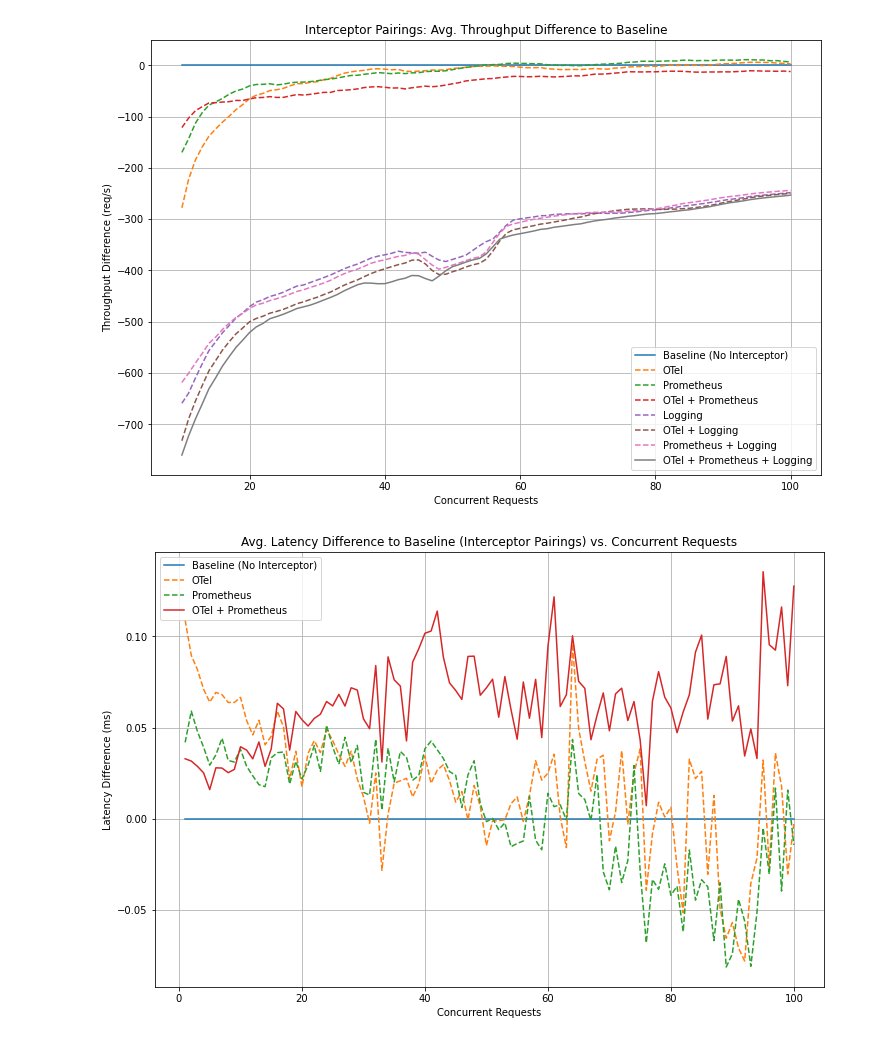
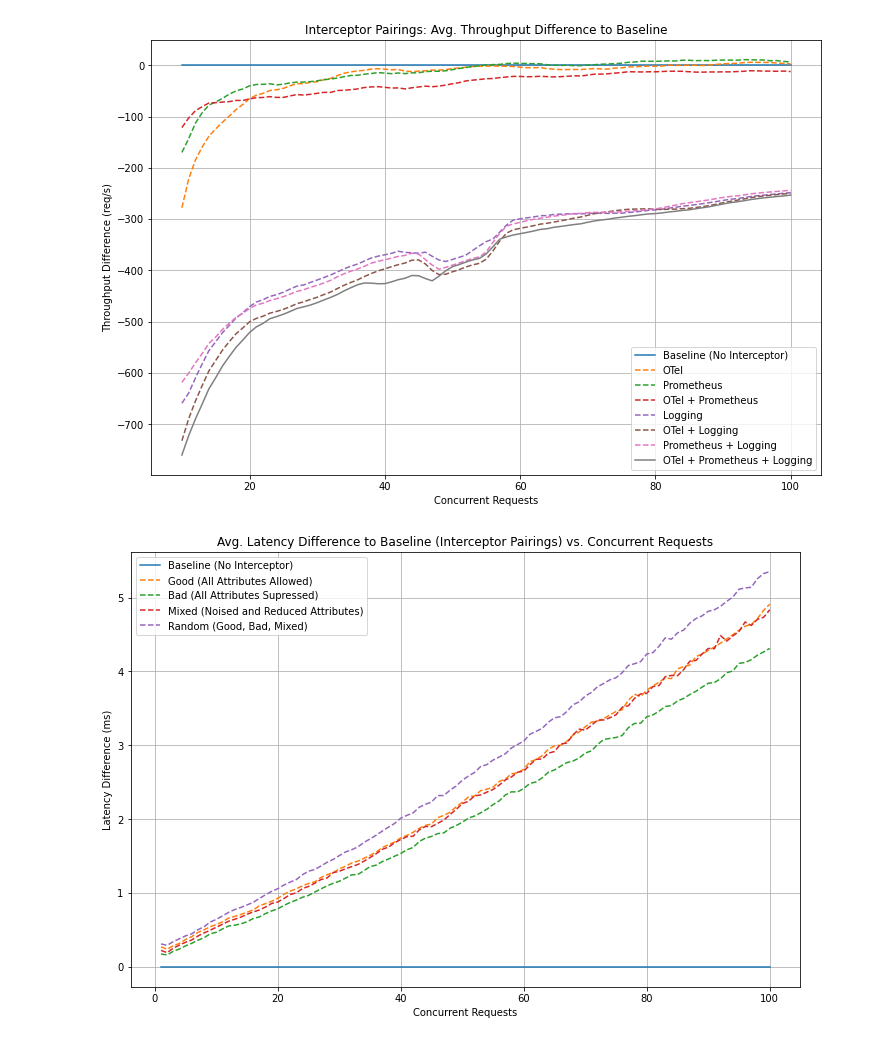
Before and after one commit to louisloechel/CloudServiceBenchmarking, a Jupyter notebook: analysis/analysis_purpl.ipynb, the cells around one changed output. Saved outputs shown, nothing was run; the diff lists cells and outputs as text; code cells hidden in the pictures.

```diff
--- a/analysis/analysis_purpl.ipynb
+++ b/analysis/analysis_purpl.ipynb
@@ -131,11 +131,14 @@ def calculate_average_df(df1, df2, df3):
 
     return average_df
 
-avg_purpl_good = data_purpl_good #calculate_average_df(data_purpl_good) #, data_purpl_good_2, data_purpl_good_3)
-avg_purpl_bad = data_purpl_bad #calculate_average_df(data_purpl_bad) #, data_purpl_bad_2, data_purpl_bad_3)
-avg_purpl_base = data_purpl_base #calculate_average_df(data_purpl_base) #, data_purpl_base_2, data_purpl_base_3)
-avg_purpl_mixed = data_purpl_mixed #calculate_average_df(data_purpl_mixed) #, data_purpl_mixed_2, data_purpl_mixed_3)
-avg_purpl_rand = data_purpl_rand #calculate_average_df(data_purpl_rand) #, data_purpl_rand_2, data_purpl_rand_3)
+avg_purpl_good = calculate_average_df(data_purpl_good_1, data_purpl_good_2, data_purpl_good_3)
+avg_purpl_bad = calculate_average_df(data_purpl_bad_1, data_purpl_bad_2, data_purpl_bad_3)
+avg_purpl_base = calculate_average_df(data_purpl_base_1, data_purpl_base_2, data_purpl_base_3)
+
+avg_purpl_mixed = calculate_average_df(data_purpl_mixed_1, data_purpl_mixed_2, data_purpl_mixed_3)
+
+
+avg_purpl_rand = calculate_average_df(data_purpl_rand_1, data_purpl_rand_2, data_purpl_rand_3)
 
 
 # -------------- plotting data -------------- #
@@ -512,16 +248,22 @@ plt.show()
 # %%
 # Latency difference to baseline in absolute numbers
 plt.figure(figsize=(12, 8))
-plt.plot(avg_data_000['Concurrent Requests'], avg_data_000['Average Latency'] - avg_data_000['Average Latency'],  label='Baseline (No Interceptor)') #marker='o',
-plt.plot(avg_data_001['Concurrent Requests'], avg_data_001['Average Latency'] - avg_data_000['Average Latency'], linestyle='--', label='OTel') #marker='x',
-plt.plot(avg_data_010['Concurrent Requests'], avg_data_010['Average Latency'] - avg_data_000['Average Latency'], linestyle='--', label='Prometheus') #marker='^',
-plt.plot(avg_data_011['Concurrent Requests'], avg_data_011['Average Latency'] - avg_data_000['Average Latency'], label='OTel + Prometheus') #marker='o',
+# plt.plot(avg_data_000['Concurrent Requests'], avg_data_000['Average Latency'] - avg_data_000['Average Latency'],  label='Baseline (No Interceptor)') #marker='o',
+# plt.plot(avg_data_001['Concurrent Requests'], avg_data_001['Average Latency'] - avg_data_000['Average Latency'], linestyle='--', label='OTel') #marker='x',
+# plt.plot(avg_data_010['Concurrent Requests'], avg_data_010['Average Latency'] - avg_data_000['Average Latency'], linestyle='--', label='Prometheus') #marker='^',
+# plt.plot(avg_data_011['Concurrent Requests'], avg_data_011['Average Latency'] - avg_data_000['Average Latency'], label='OTel + Prometheus') #marker='o',
+
+plt.plot(avg_purpl_base['Concurrent Requests'], avg_purpl_base['Average Latency'] - avg_purpl_base['Average Latency'], label='Baseline (No Interceptor)') #marker='o',
+plt.plot(avg_purpl_good['Concurrent Requests'], avg_purpl_good['Average Latency'] - avg_purpl_base['Average Latency'], linestyle='--', label='Good (All Attributes Allowed)') #marker='x',
+plt.plot(avg_purpl_bad['Concurrent Requests'], avg_purpl_bad['Average Latency'] - avg_purpl_base['Average Latency'], linestyle='--', label='Bad (All Attributes Supressed)') #marker='^',
+plt.plot(avg_purpl_mixed['Concurrent Requests'], avg_purpl_mixed['Average Latency'] - avg_purpl_base['Average Latency'], linestyle='--', label='Mixed (Noised and Reduced Attributes)') #marker='s',
+plt.plot(avg_purpl_rand['Concurrent Requests'], avg_purpl_rand['Average Latency'] - avg_purpl_base['Average Latency'], linestyle='--', label='Random (Good, Bad, Mixed)') #marker='s',
 
 plt.title('Avg. Latency Difference to Baseline (Interceptor Pairings) vs. Concurrent Requests')
 plt.xlabel('Concurrent Requests')
 plt.ylabel('Latency Difference (ms)')
 plt.legend()
 plt.grid(True)
 plt.show()
 # %% [output]
-[figure, old version]
+[figure, new version]
```
Also changed, not shown: parts of 32 cells of this notebook.
